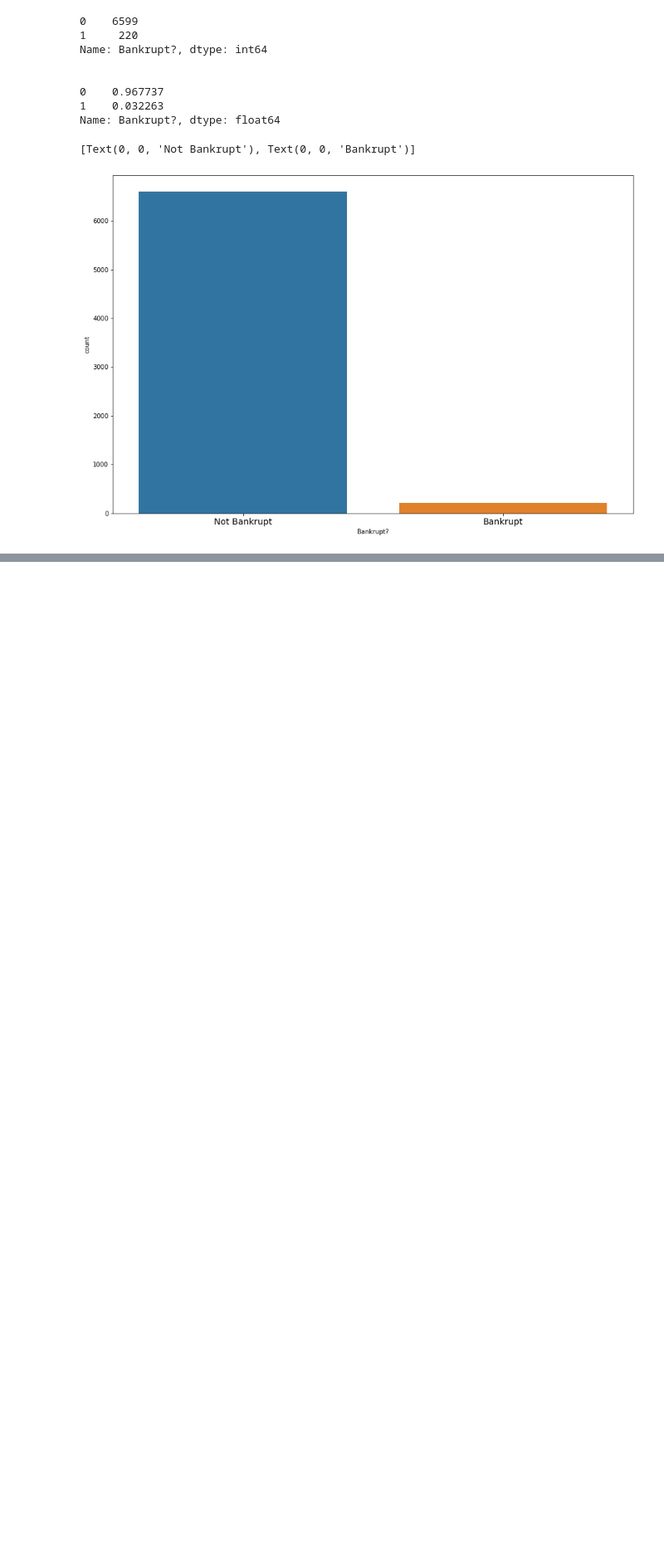
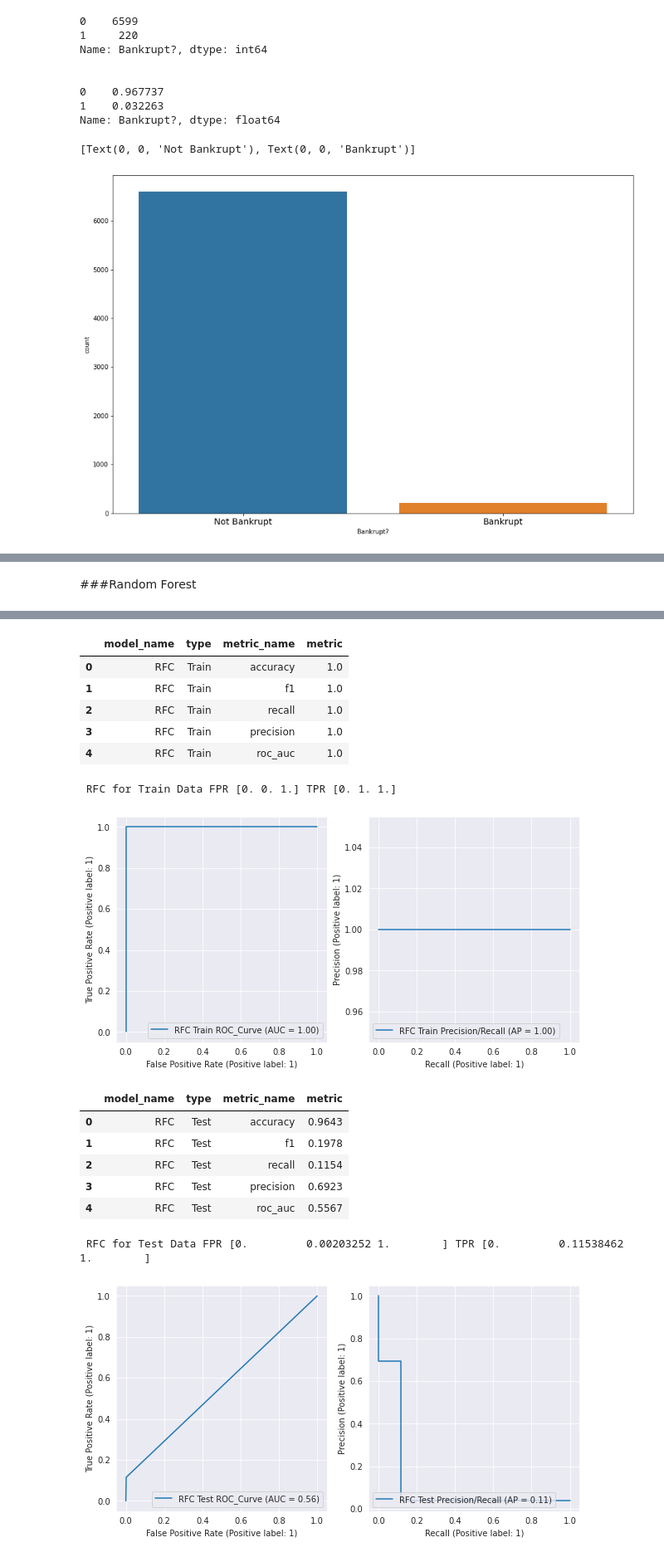
Before and after one commit to spros1/TaiwaneseBankruptcyPrediction, a Jupyter notebook: TaiwaneseBankruptcyPrediction.ipynb, the cells around one changed output, grey strips where cells are left out. Shown at 83% size. Drawn from its saved outputs; the diff is of its cells as text; code cells hidden in the pictures; blank space fills up the shorter version.

```diff
--- a/TaiwaneseBankruptcyPrediction.ipynb
+++ b/TaiwaneseBankruptcyPrediction.ipynb
@@ -132,0 +382,19 @@ To conclude :
+# %% [markdown]
+###Random Forest
+# %%
+#  Random Forest model run
+RFC_model, RFC_runtime = run_model(RandomForestClassifier(), 'RandomForest')
+train_pred_RFC = prediction(RFC_model, X_train)
+test_pred_RFC = prediction(RFC_model, X_test)
+
+# Random Forest Evaluation
+print("\n")
+RFC_train = evaluating_model(y_train, train_pred_RFC, 'RFC', 'Train')
+print("\n")
+eval_classification(train_pred_RFC, y_train, X_train,'RFC', 'Train')
+
+print("\n")
+RFC_test = evaluating_model(y_test, test_pred_RFC,'RFC', 'Test')
+print("\n")
+eval_classification(test_pred_RFC, y_test, X_test, 'RFC', 'Test')
+# %% [output]
@@ -132,0 +402,16 @@ To conclude :
+|  | model_name | type | metric_name | metric |
+| 0 | RFC | Train | accuracy | 1.0 |
+| 1 | RFC | Train | f1 | 1.0 |
+| 2 | RFC | Train | recall | 1.0 |
+| 3 | RFC | Train | precision | 1.0 |
+| 4 | RFC | Train | roc_auc | 1.0 |
+ RFC for Train Data FPR [0. 0. 1.] TPR [0. 1. 1.]
+[figure, added]
+|  | model_name | type | metric_name | metric |
+| 0 | RFC | Test | accuracy | 0.9643 |
+| 1 | RFC | Test | f1 | 0.1978 |
+| 2 | RFC | Test | recall | 0.1154 |
+| 3 | RFC | Test | precision | 0.6923 |
+| 4 | RFC | Test | roc_auc | 0.5567 |
+ RFC for Test Data FPR [0.         0.00203252 1.        ] TPR [0.         0.11538462 1.        ]
+[figure, added]
```
Also changed, not shown: parts of 33 cells of this notebook.
